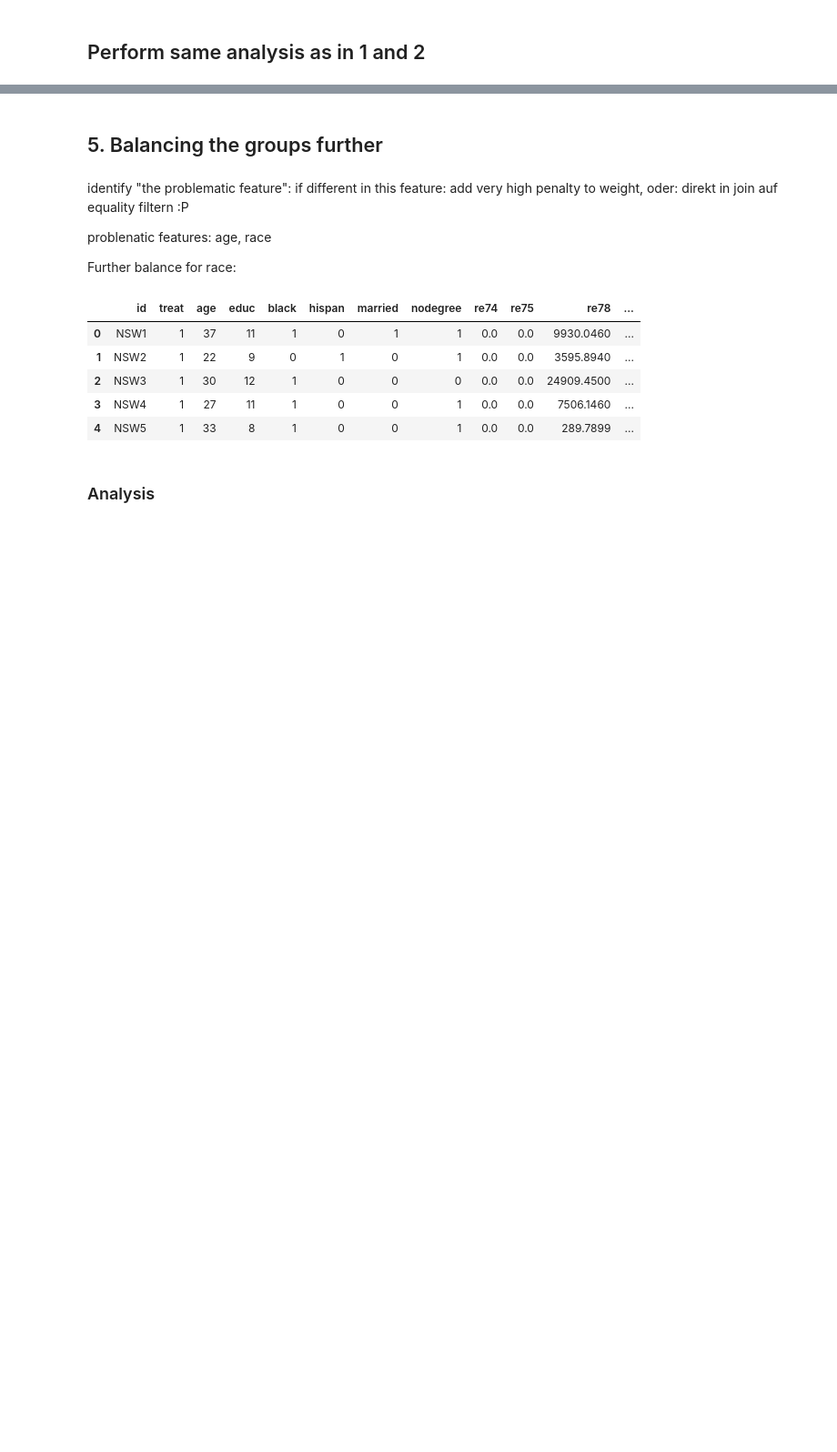
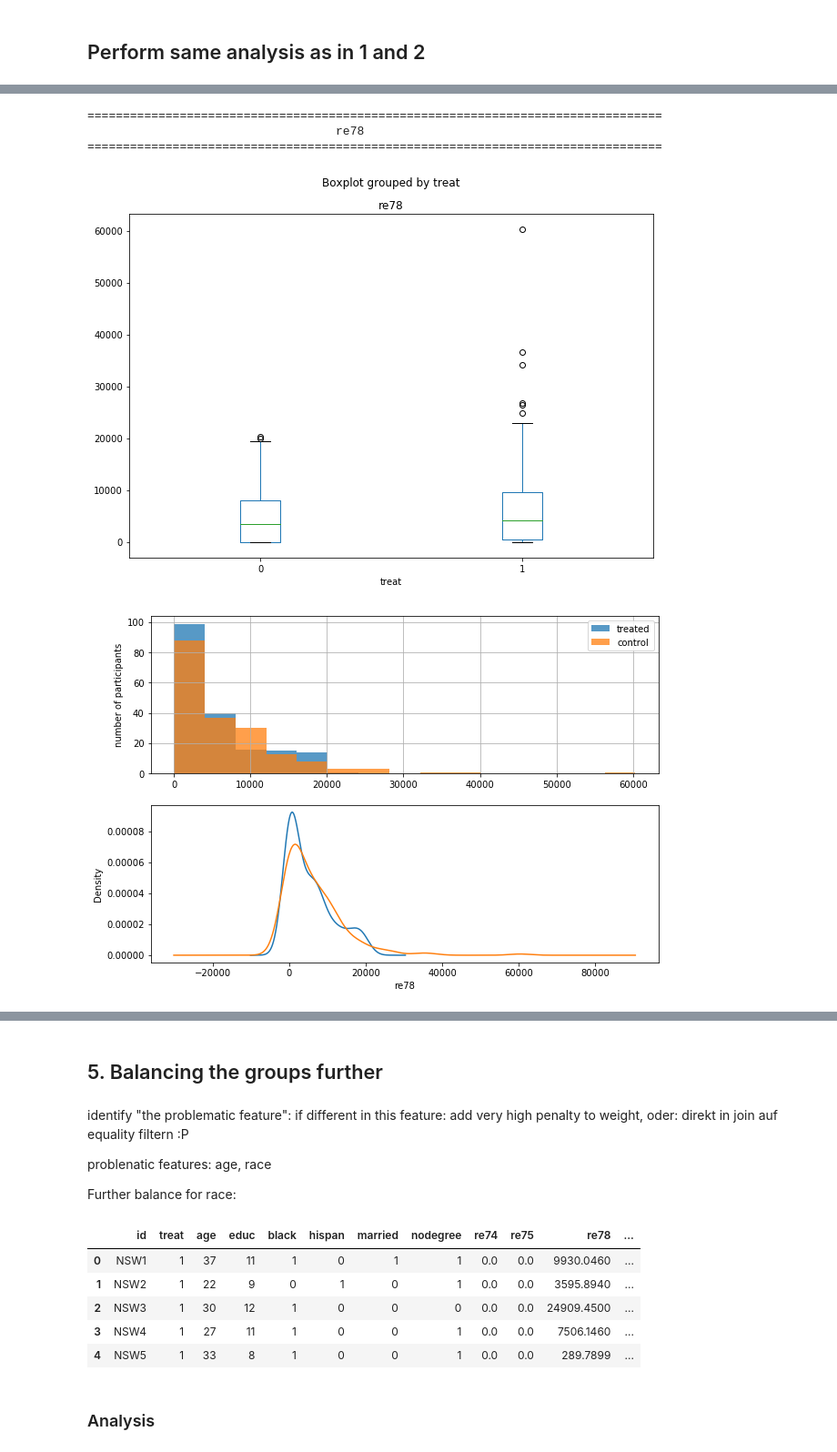
Before and after one commit to puccife/ADAHomeworks, a Jupyter notebook: homework04/homework04_q1.ipynb, the cells around one changed output, grey strips where cells are left out. Shown at 91% size. Cells and saved outputs as stored; diff of their text form; code cells hidden in the pictures; blank space fills up the shorter version.

```diff
--- a/homework04/homework04_q1.ipynb
+++ b/homework04/homework04_q1.ipynb
@@ -99,9 +100,7 @@ def get_summary(df, col):
     print(round(df[df.treat == 1][col].describe(), 2))
 
 def test(df, col):
-    """TODO""" #can same test be used everywhere???? better to perform test after interpreting plot????
-    # better not to always display all of them but chose????? incrementally
-    #TODO use different test - data not normally distributed, willcoxon gives error
+    """Perform Mann-Whitney-U test and pretty print result."""
     s, p = stats.mannwhitneyu(df[df.treat == 0][col], df[df.treat == 1][col])
     print('Mann-Whitney-U test:')
     print('================================================')
@@ -542,0 +448,8 @@ See the caveats in the documentation: http://pandas.pydata.org/pandas-docs/stabl
+# %%
+analyse_numeric(lalonde_data_balanced, 're78')
+# %% [output]
+=================================================================================
+                                   re78
+=================================================================================
+[figure, added]
+[figure, added]
```
Also changed, not shown: parts of 46 cells of this notebook.
